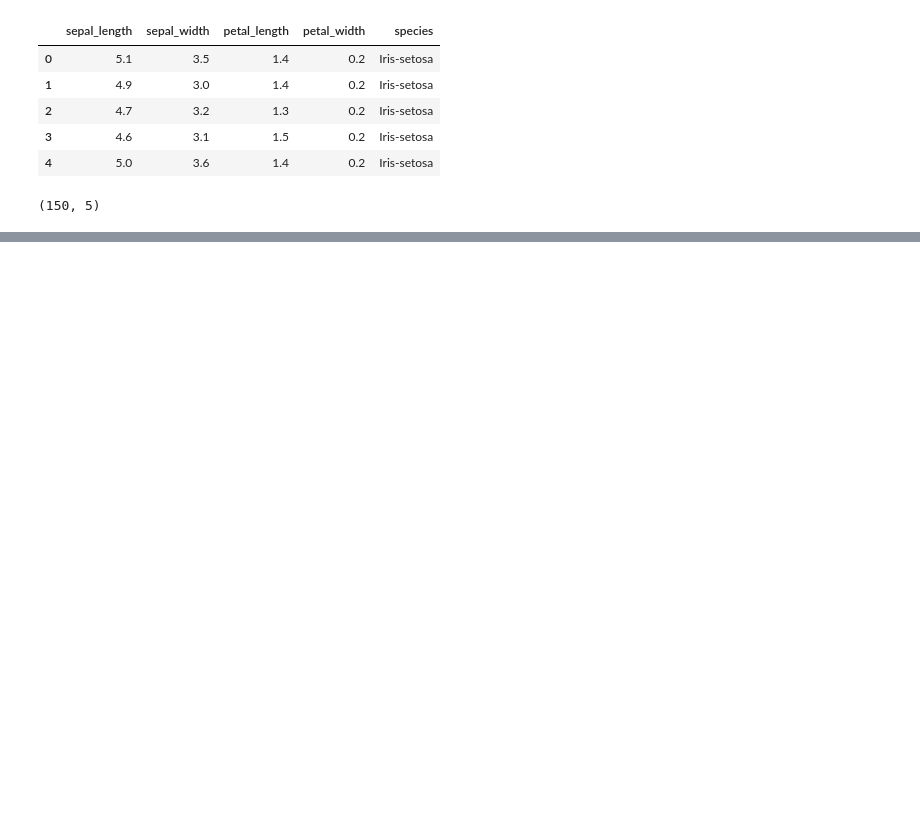
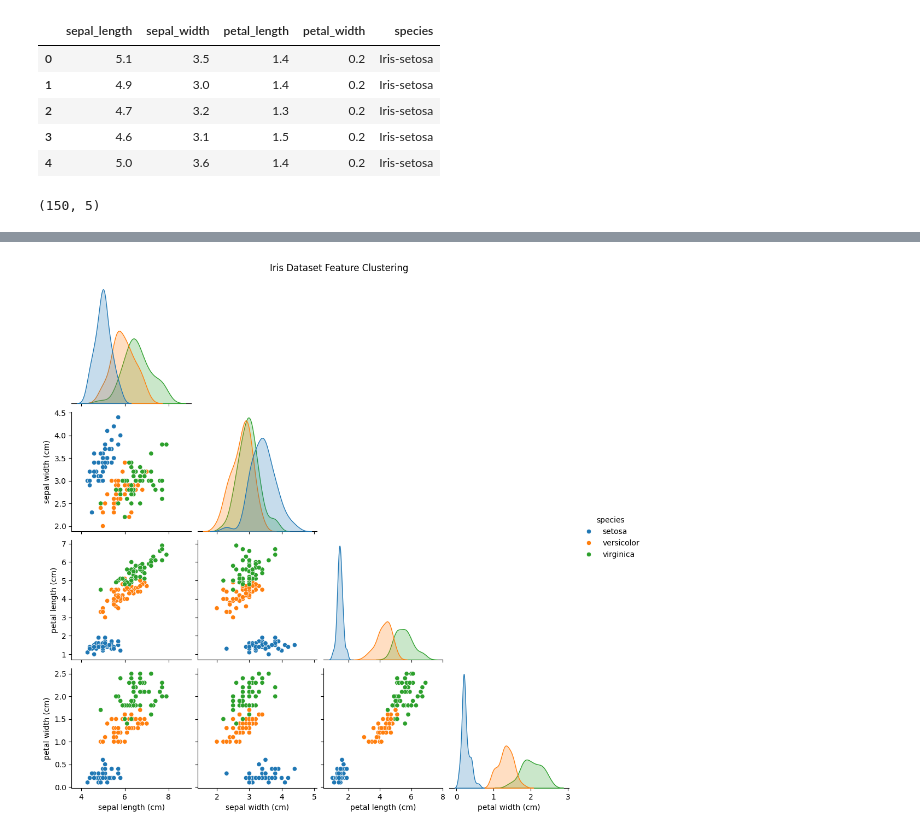
Before and after one commit to nitish9801/colab, a Jupyter notebook: Classification.ipynb, the cells around one changed output, grey strips where cells are left out. Saved outputs shown, nothing was run; the diff lists cells and outputs as text; code cells hidden in the pictures; blank space fills up the shorter version.

```diff
--- a/Classification.ipynb
+++ b/Classification.ipynb
@@ -25,0 +124,17 @@ df.shape
+# %%
+import seaborn as sns
+import pandas as pd
+from sklearn.datasets import load_iris
+import matplotlib.pyplot as plt
+
+# Load iris dataset from sklearn (offline, no internet needed)
+iris = load_iris()
+df = pd.DataFrame(data=iris.data, columns=iris.feature_names)
+df["species"] = iris.target_names[iris.target]
+
+# Plot pairwise feature relationships
+sns.pairplot(df, hue="species", diag_kind="kde", corner=True)
+plt.suptitle("Iris Dataset Feature Clustering", y=1.02)
+plt.show()
+# %% [output]
+[figure, added]
```
Also changed, not shown: parts of 11 cells of this notebook.
